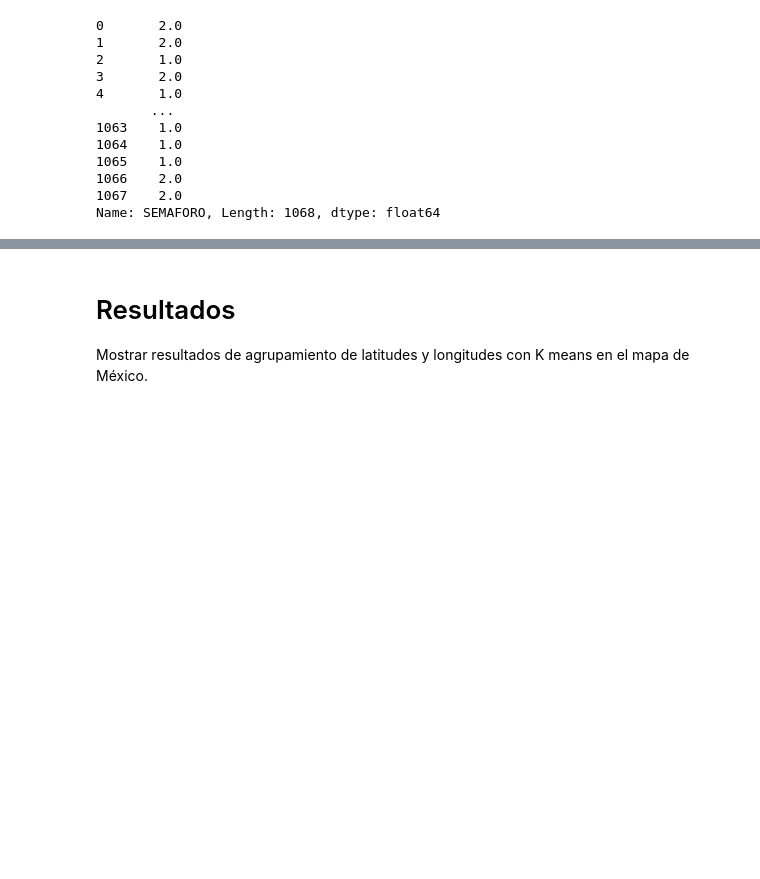
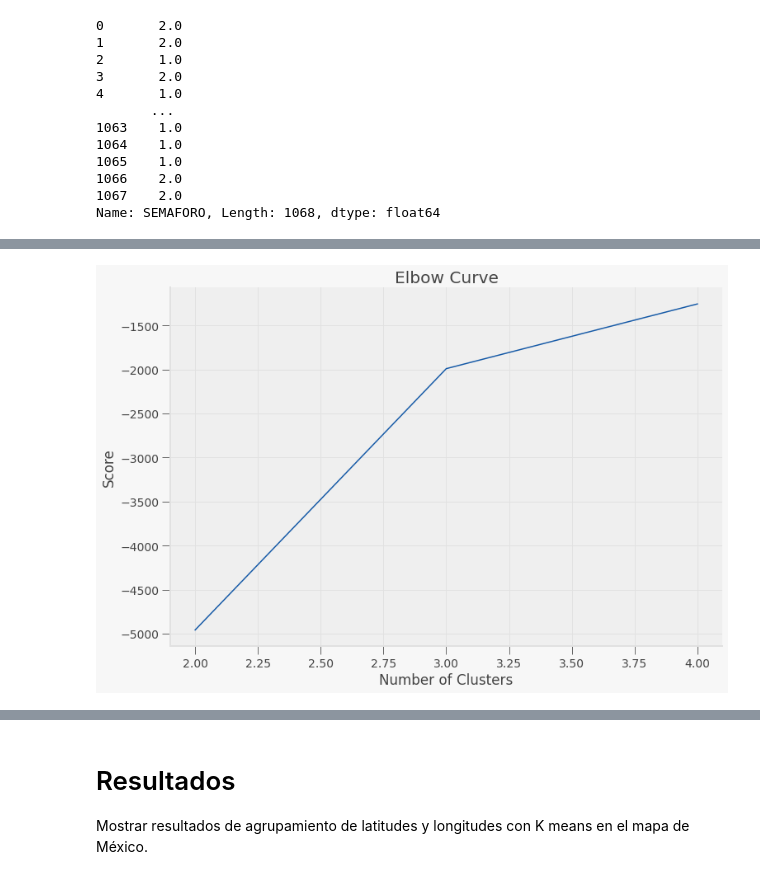
Before and after one commit to PosgradoMNA/actividades-del-projecto-equipo_98, a Jupyter notebook: Reto_DS_Parte_1.ipynb, the cells around one changed output, grey strips where cells are left out. Drawn from its saved outputs; the diff is of its cells as text; code cells hidden in the pictures; blank space fills up the shorter version.

```diff
--- a/Reto_DS_Parte_1.ipynb
+++ b/Reto_DS_Parte_1.ipynb
@@ -670,0 +757,21 @@ Name: SEMAFORO, Length: 1068, dtype: float64
+# %%
+from sklearn.cluster import KMeans
+
+#Creación de cluster
+numero_de_closters = range(2, 5)
+mi_kmeans = [KMeans(n_clusters=i) for i in numero_de_closters]
+Y_axis = df_site[['LATITUD']]
+X_axis = df_site[['LONGITUD']]
+calulo_kmeans = [mi_kmeans[i].fit(Y_axis).score(Y_axis) for i in range(len(mi_kmeans))]
+
+# Visualize
+
+plt.figure(figsize=(12,8))
+plt.plot(numero_de_closters, calulo_kmeans)
+plt.xlabel('Number of Clusters')
+plt.ylabel('Score')
+plt.title('Elbow Curve')
+
+plt.show()
+# %% [output]
+[figure, added]
```
Also changed, not shown: parts of 13 cells of this notebook.
